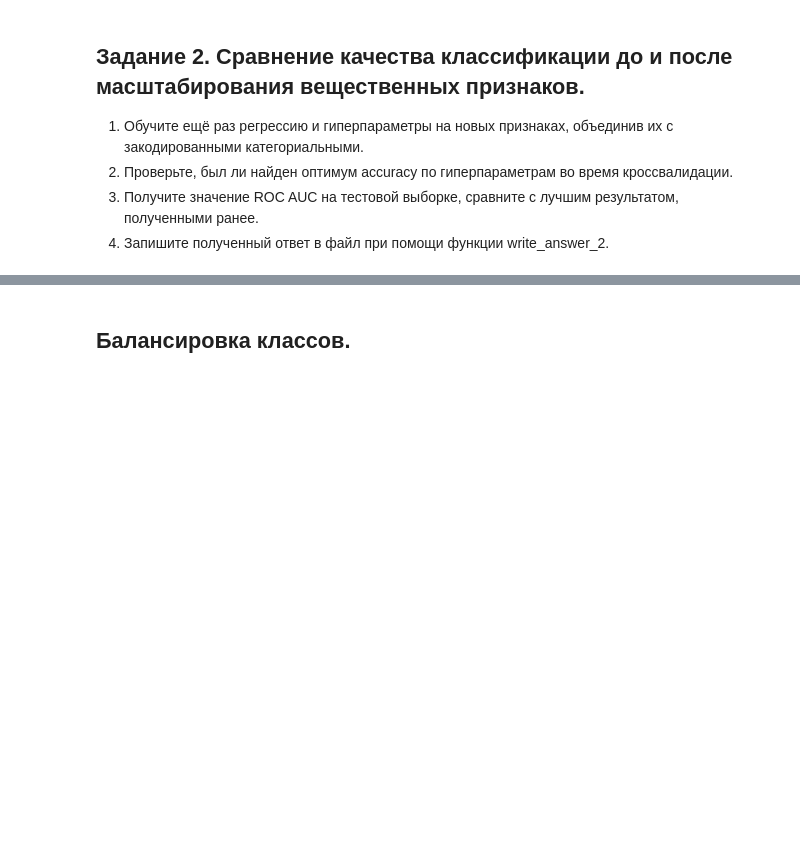
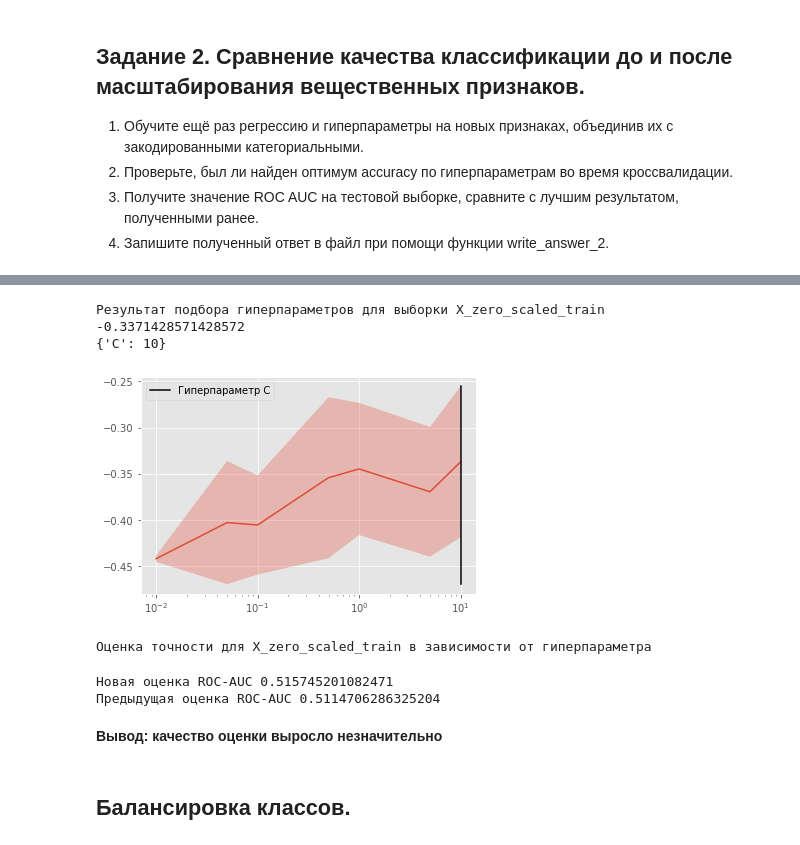
Before and after one commit to daria-popova/coursera_ML, a Jupyter notebook: week2-3/task1_Preprocessing_LR_Coursera.ipynb, the cells around one changed output, grey strips where cells are left out. Cells and saved outputs as stored; diff of their text form; code cells hidden in the pictures; blank space fills up the shorter version.

Commit message:
week 2-3 regression task process

```diff
--- a/week2-3/task1_Preprocessing_LR_Coursera.ipynb
+++ b/week2-3/task1_Preprocessing_LR_Coursera.ipynb
@@ -490,3 +494,9 @@ from sklearn.preprocessing import StandardScaler
+# %%
+from sklearn.preprocessing import StandardScaler
+
+scaler = StandardScaler()
+X_train_real_scaled = scaler.fit(X_train_real_zeros).transform(X_train_real_zeros)
+X_test_real_scaled = scaler.fit(X_test_real_zeros).transform(X_test_real_zeros)
 # %% [markdown]
 ## Сравнение признаковых пространств.
 # %% [markdown]
@@ -512,0 +523,14 @@ def write_answer_2(auc):
+# %%
+#объединяем вещественные признаки с категориальными
+X_zero_scaled_train = np.hstack((X_train_real_scaled, X_train_cat_oh))
+X_zero_scaled_test= np.hstack((X_test_real_scaled, X_test_cat_oh))
+# %%
+%%time
+#подбираем гиперпараметры, обучаем регрессию
+param_grid = {'C': [0.01, 0.05, 0.1, 0.5, 1, 5, 10]}
+cv = 3
+
+regressor_zero_scaled = LogisticRegression(random_state = 1)
+
+grid_cv_zeros_scaled = GridSearchCV(regressor_zero_scaled, param_grid, scoring = 'neg_mean_absolute_error', cv = 4)
+grid_cv_zeros_scaled.fit(X_zero_scaled_train, y_train)
@@ -513,3 +543,26 @@ def write_answer_2(auc):
+# %%
+print("Результат подбора гиперпараметров для выборки X_zero_scaled_train")
+print(grid_cv_zeros_scaled.best_score_)
+print(grid_cv_zeros_scaled.best_params_)
+# %% [output]
+Результат подбора гиперпараметров для выборки X_zero_scaled_train
+-0.3371428571428572
+{'C': 10}
+# %%
+plot_scores(grid_cv_zeros_scaled)
+print("Оценка точности для X_zero_scaled_train в зависимости от гиперпараметра")
+# %% [output]
+[figure, added]
+Оценка точности для X_zero_scaled_train в зависимости от гиперпараметра
+# %%
+score_zeros_scaled = roc_auc_score(y_test, grid_cv_zeros_scaled.best_estimator_.predict(X_zero_test))
+print("Новая оценка ROC-AUC", score_zeros_scaled)
+print("Предыдущая оценка ROC-AUC", score_zeros)
+# %% [output]
+Новая оценка ROC-AUC 0.515745201082471
+Предыдущая оценка ROC-AUC 0.5114706286325204
+# %% [markdown]
+**Вывод: качество оценки выросло незначительно**
 # %% [markdown]
 ## Балансировка классов.
 # %% [markdown]
```
Also changed, not shown: parts of 17 cells of this notebook.
